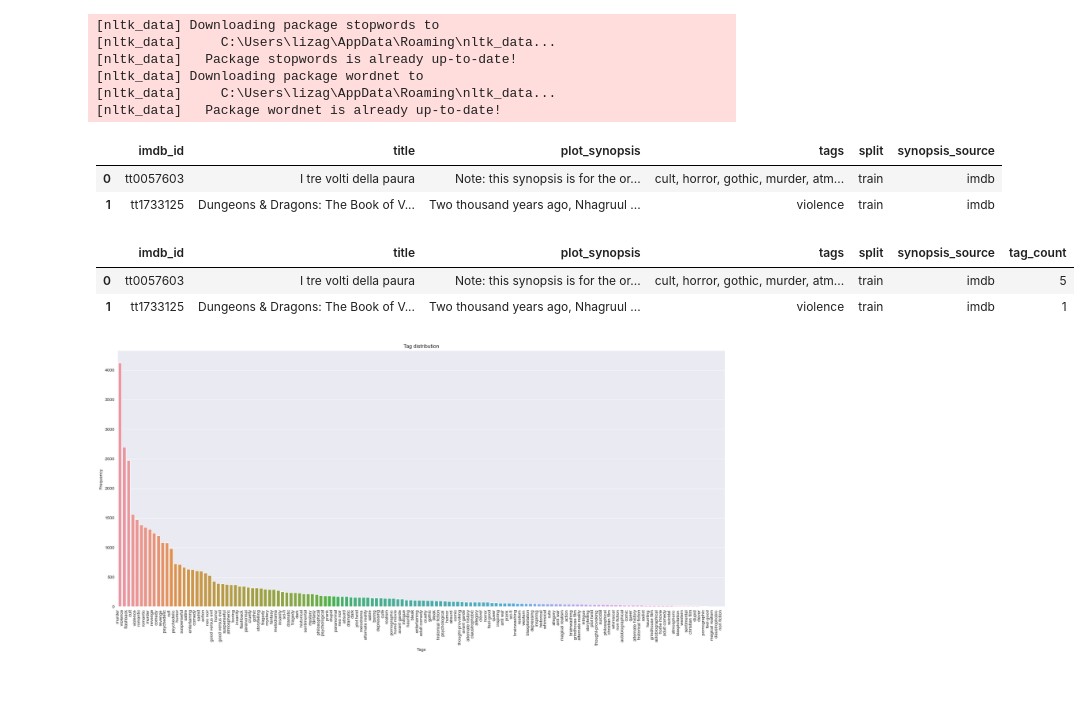
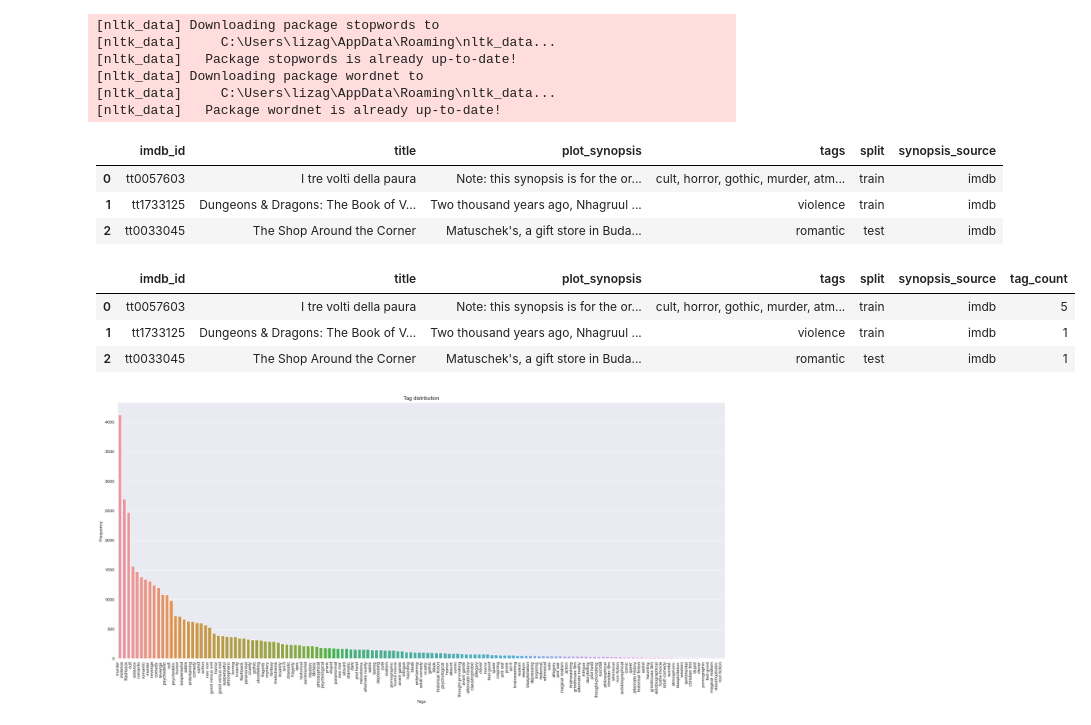
Before and after one commit to lizagrin/Movie-genres-classification, a Jupyter notebook: model.ipynb, the cells around one changed output. Drawn from its saved outputs; the diff is of its cells as text; code cells hidden in the pictures; blank space fills up the shorter version.

```diff
--- a/model.ipynb
+++ b/model.ipynb
@@ -28,7 +28,7 @@ nltk.download('wordnet')
 
 data = pd.read_csv('data/mpst_full_data.csv')
 data = data.drop_duplicates(subset='plot_synopsis')
-data.head(2)
+data.head(3)
 # %% [output]
 [nltk_data] Downloading package stopwords to
 [nltk_data]     C:\Users\lizag\AppData\Roaming\nltk_data...
@@ -39,13 +39,15 @@ data.head(2)
 |  | imdb_id | title | plot_synopsis | tags | split | synopsis_source |
 | 0 | tt0057603 | I tre volti della paura | Note: this synopsis is for the or... | cult, horror, gothic, murder, atm... | train | imdb |
 | 1 | tt1733125 | Dungeons & Dragons: The Book of V... | Two thousand years ago, Nhagruul ... | violence | train | imdb |
+| 2 | tt0033045 | The Shop Around the Corner | Matuschek's, a gift store in Buda... | romantic | test | imdb |
 # %%
 data["tag_count"] = data["tags"].apply(lambda text: len(str(text).split(", ")))
-data.head(2)
+data.head(3)
 # %% [output]
 |  | imdb_id | title | plot_synopsis | tags | split | synopsis_source | tag_count |
 | 0 | tt0057603 | I tre volti della paura | Note: this synopsis is for the or... | cult, horror, gothic, murder, atm... | train | imdb | 5 |
 | 1 | tt1733125 | Dungeons & Dragons: The Book of V... | Two thousand years ago, Nhagruul ... | violence | train | imdb | 1 |
+| 2 | tt0033045 | The Shop Around the Corner | Matuschek's, a gift store in Buda... | romantic | test | imdb | 1 |
 # %%
 tag_counts = data['tags'].str.split(',').explode().value_counts()
 
```
